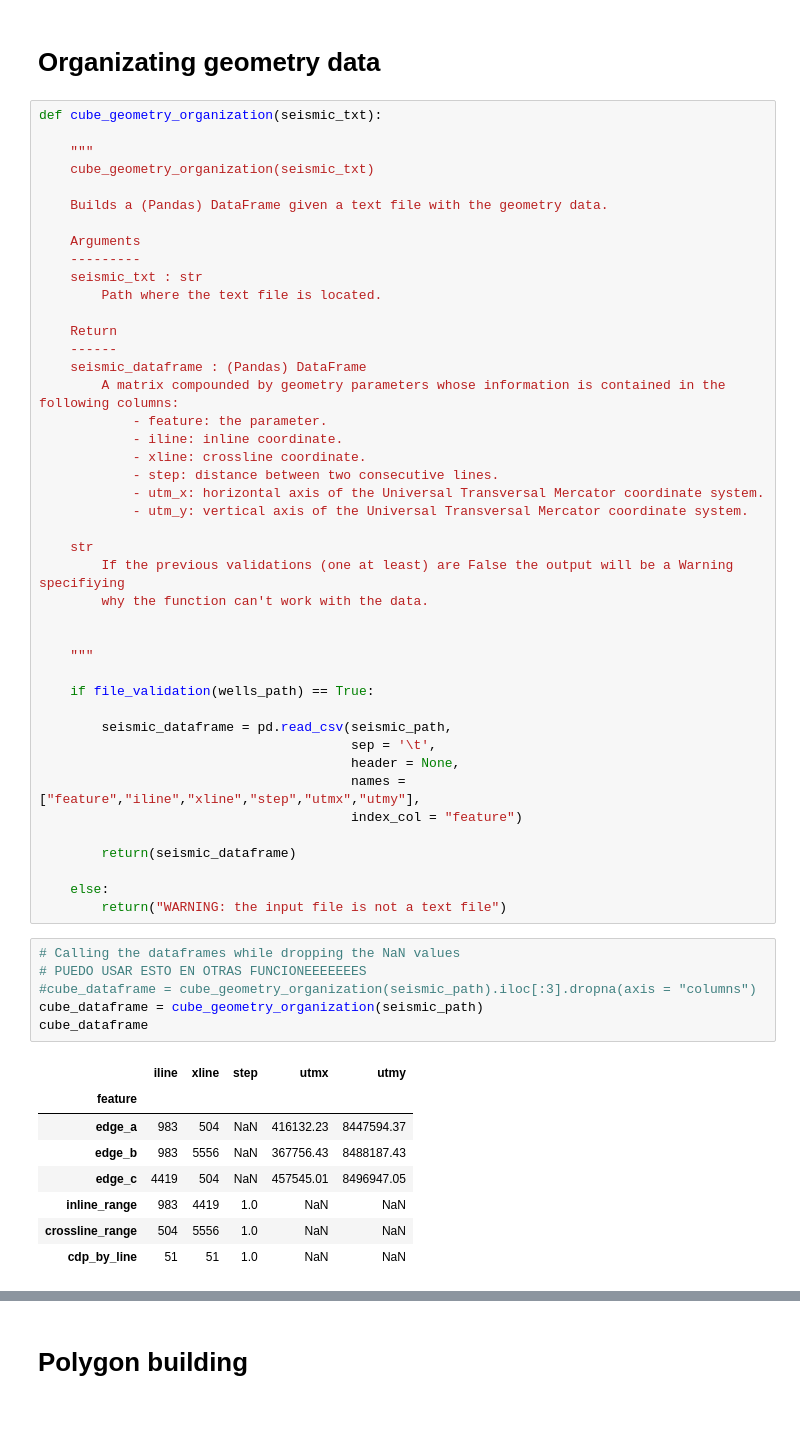
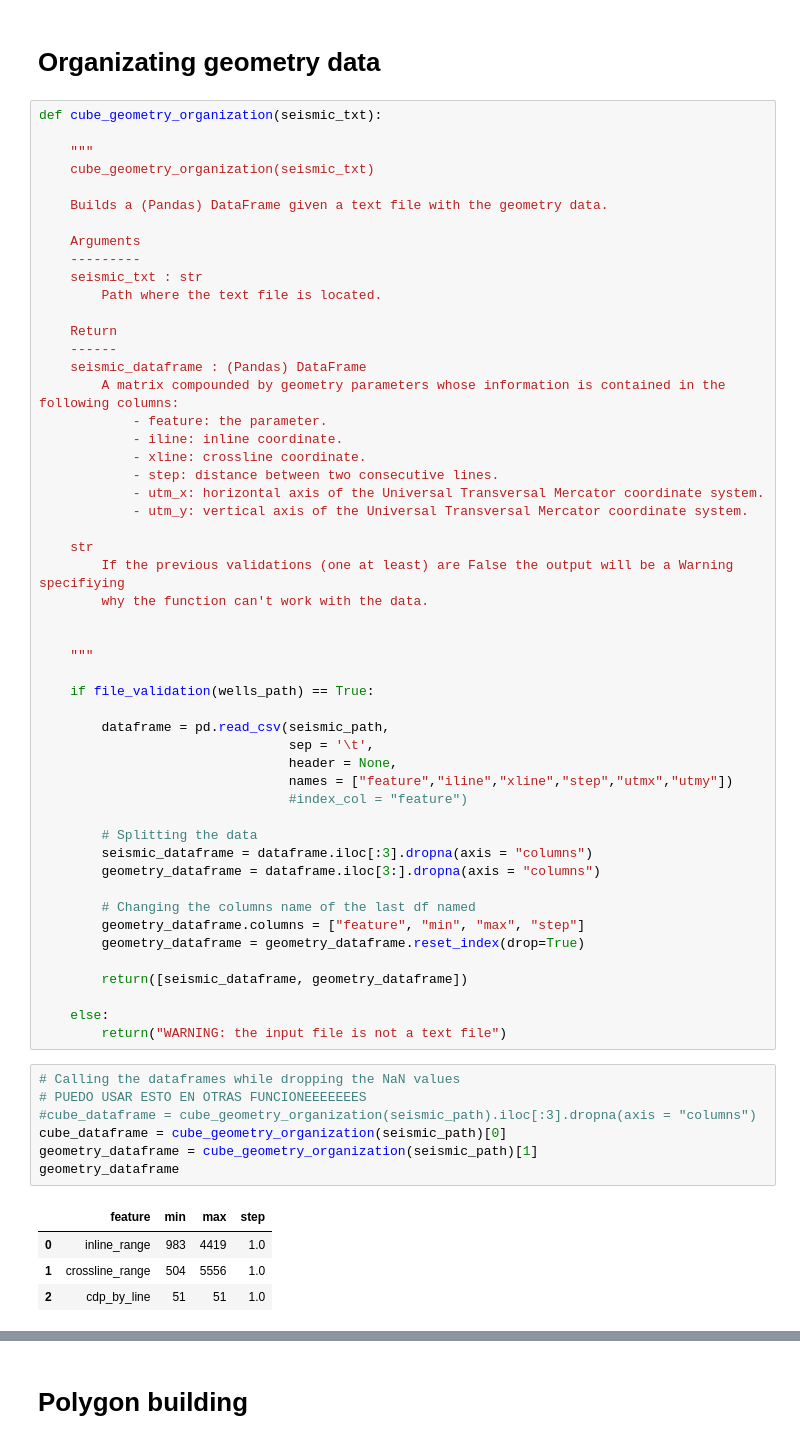
Before and after one commit to lsdR94/TEG, a Jupyter notebook: notebooks/Untitled.ipynb, the cells around one changed output, grey strips where cells are left out. Saved outputs shown, nothing was run; the diff lists cells and outputs as text; blank space fills up the shorter version.

```diff
--- a/notebooks/Untitled.ipynb
+++ b/notebooks/Untitled.ipynb
@@ -199,28 +199,33 @@ def cube_geometry_organization(seismic_txt):
 
     if file_validation(wells_path) == True:
 
-        seismic_dataframe = pd.read_csv(seismic_path,
-                                        sep = '\t',
-                                        header = None,
-                                        names = ["feature","iline","xline","step","utmx","utmy"],
-                                        index_col = "feature")
+        dataframe = pd.read_csv(seismic_path,
+                                sep = '\t',
+                                header = None,
+                                names = ["feature","iline","xline","step","utmx","utmy"])
+                                #index_col = "feature")
 
-        return(seismic_dataframe)
+        # Splitting the data
+        seismic_dataframe = dataframe.iloc[:3].dropna(axis = "columns")
+        geometry_dataframe = dataframe.iloc[3:].dropna(axis = "columns")
+
+        # Changing the columns name of the last df named
+        geometry_dataframe.columns = ["feature", "min", "max", "step"]
+        geometry_dataframe = geometry_dataframe.reset_index(drop=True)
+
+        return([seismic_dataframe, geometry_dataframe])
 
     else:
         return("WARNING: the input file is not a text file")
 # %%
 # Calling the dataframes while dropping the NaN values
 # PUEDO USAR ESTO EN OTRAS FUNCIONEEEEEEES
 #cube_dataframe = cube_geometry_organization(seismic_path).iloc[:3].dropna(axis = "columns")
-cube_dataframe = cube_geometry_organization(seismic_path)
-cube_dataframe
+cube_dataframe = cube_geometry_organization(seismic_path)[0]
+geometry_dataframe = cube_geometry_organization(seismic_path)[1]
+geometry_dataframe
 # %% [output]
-|  | iline | xline | step | utmx | utmy |
-| feature |  |  |  |  |  |
-| edge_a | 983 | 504 | NaN | 416132.23 | 8447594.37 |
-| edge_b | 983 | 5556 | NaN | 367756.43 | 8488187.43 |
-| edge_c | 4419 | 504 | NaN | 457545.01 | 8496947.05 |
-| inline_range | 983 | 4419 | 1.0 | NaN | NaN |
-| crossline_range | 504 | 5556 | 1.0 | NaN | NaN |
-| cdp_by_line | 51 | 51 | 1.0 | NaN | NaN |
+|  | feature | min | max | step |
+| 0 | inline_range | 983 | 4419 | 1.0 |
+| 1 | crossline_range | 504 | 5556 | 1.0 |
+| 2 | cdp_by_line | 51 | 51 | 1.0 |
```
Also changed, not shown: parts of 32 cells of this notebook.
